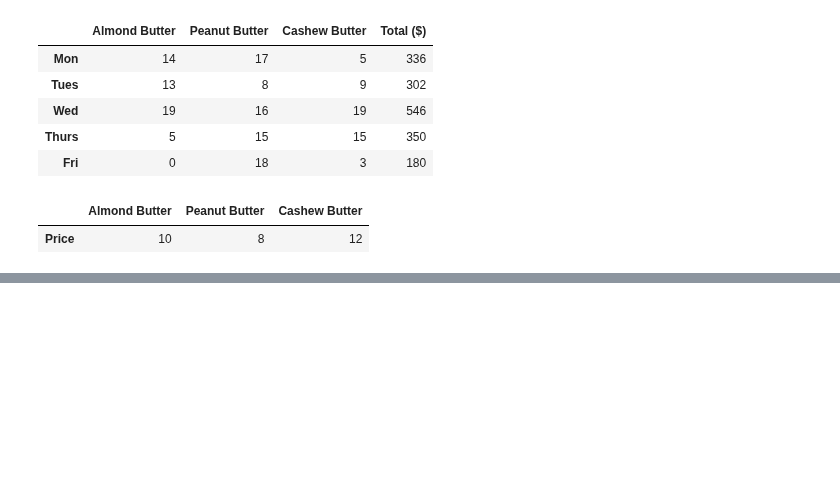
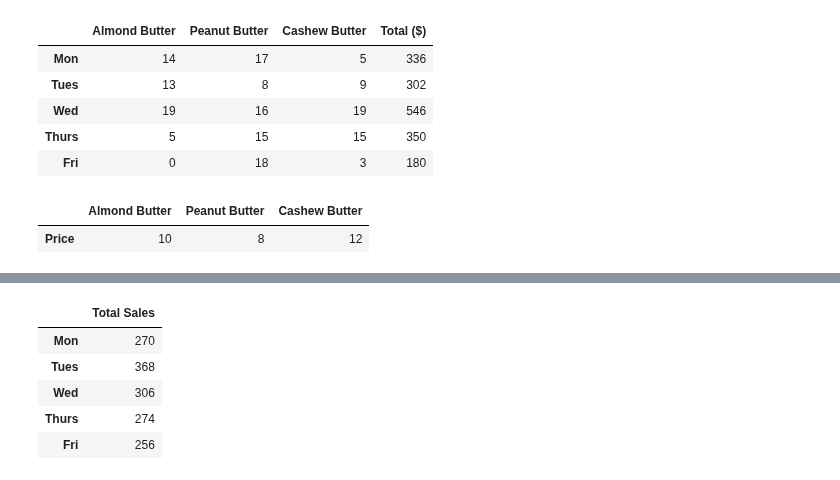
Before and after one commit to thewesternfront/Jupyter_Testintg_Jetbrains, a Jupyter notebook: introduction-to-numpy.ipynb, the cells around one changed output, grey strips where cells are left out. Saved outputs shown, nothing was run; the diff lists cells and outputs as text; code cells hidden in the pictures; blank space fills up the shorter version.

```diff
--- a/introduction-to-numpy.ipynb
+++ b/introduction-to-numpy.ipynb
@@ -951,0 +972,11 @@ butter_prices
+# %%
+# Make 'weekly_sales' a DataFrame so i can add the column title "Total ($)"
+weekly_sales = pd.DataFrame(butter_sales_amounts.dot(butter_prices), columns = ["Total Sales"])
+weekly_sales
+# %% [output]
+|  | Total Sales |
+| Mon | 270 |
+| Tues | 368 |
+| Wed | 306 |
+| Thurs | 274 |
+| Fri | 256 |
```
Also changed, not shown: parts of 7 cells of this notebook.
